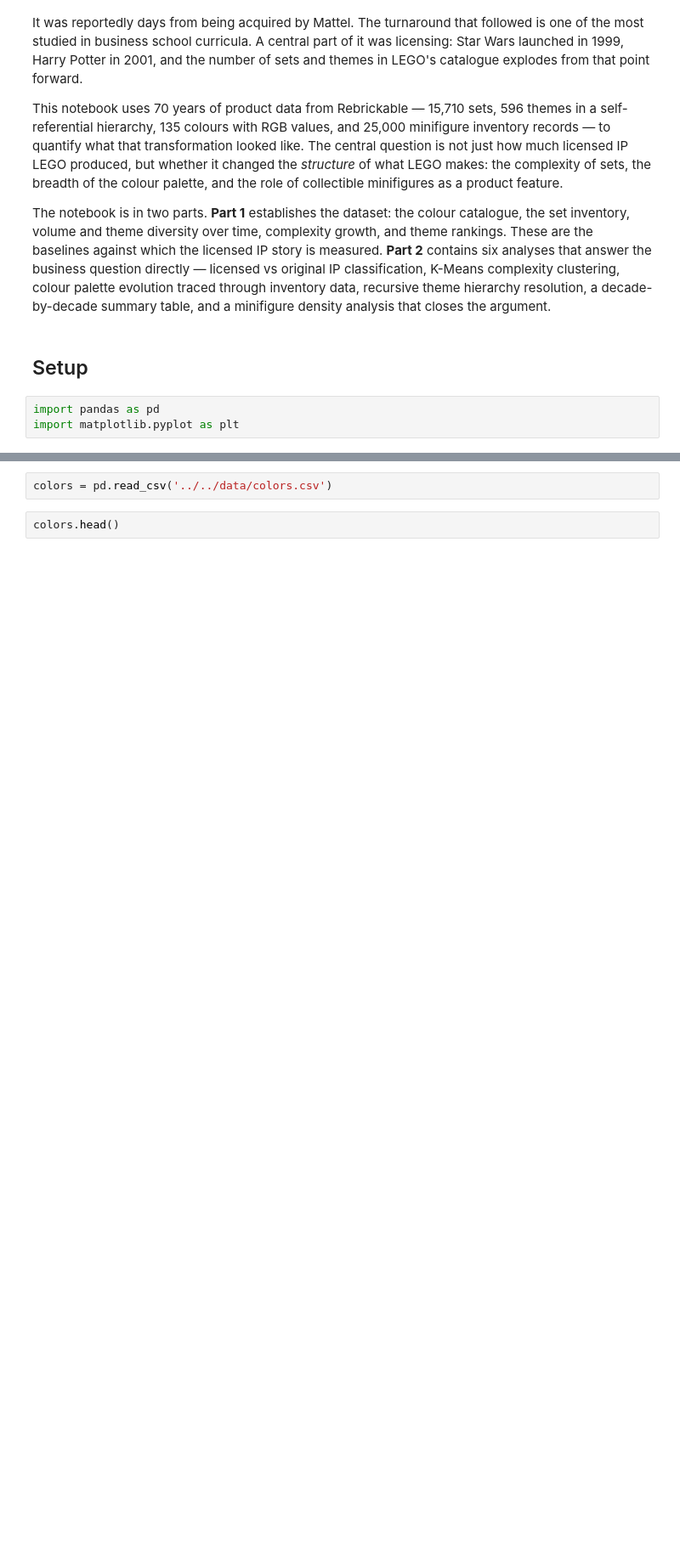
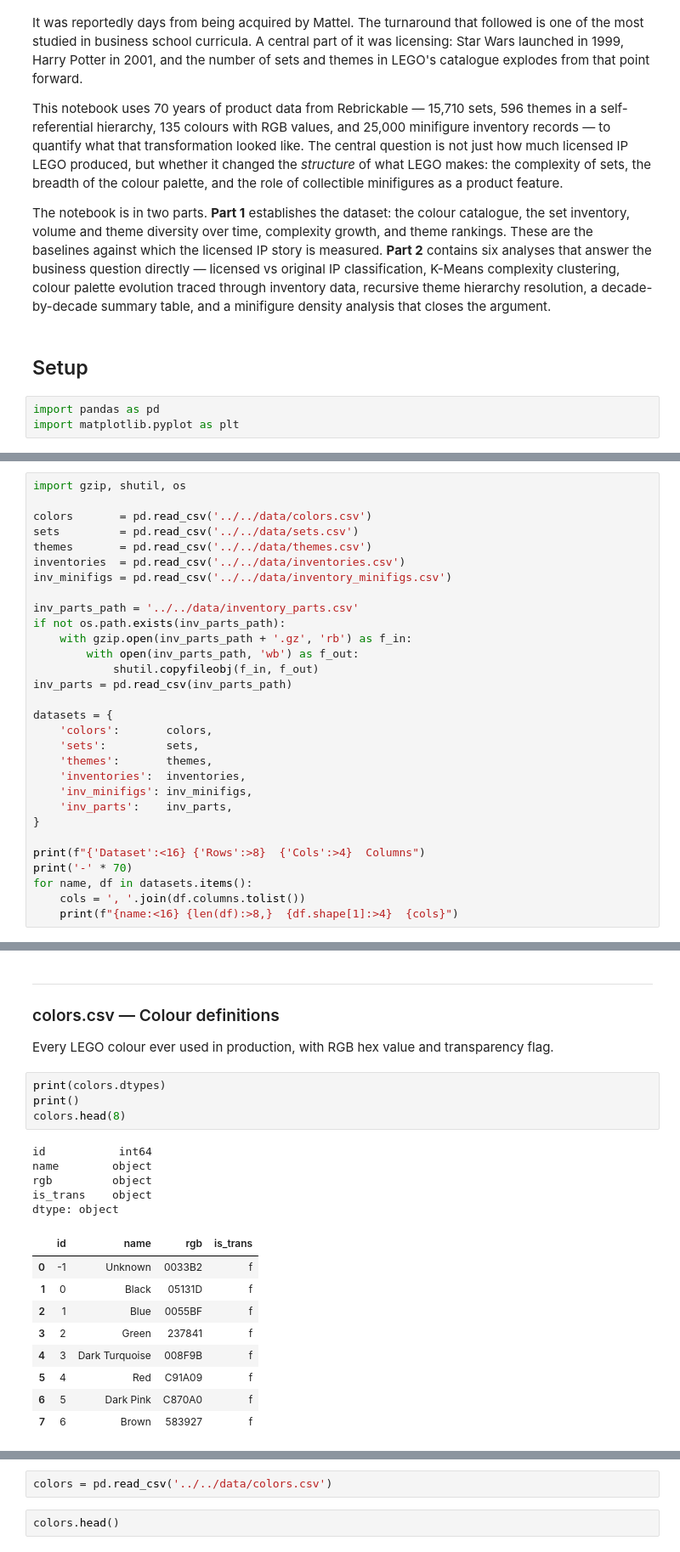
Before and after one commit to xavier-oc-programming/lego-dataset-analysis, a Jupyter notebook: notebooks/analysis/lego_analysis.ipynb, the cells around one changed output, grey strips where cells are left out. Shown at 85% size. Drawn from its saved outputs; the diff is of its cells as text; blank space fills up the shorter version.

```diff
--- a/notebooks/analysis/lego_analysis.ipynb
+++ b/notebooks/analysis/lego_analysis.ipynb
@@ -22,0 +19,30 @@ Transparent colours are not just aesthetic variants of existing bricks. They ser
+# %%
+import gzip, shutil, os
+
+colors       = pd.read_csv('../../data/colors.csv')
+sets         = pd.read_csv('../../data/sets.csv')
+themes       = pd.read_csv('../../data/themes.csv')
+inventories  = pd.read_csv('../../data/inventories.csv')
+inv_minifigs = pd.read_csv('../../data/inventory_minifigs.csv')
+
+inv_parts_path = '../../data/inventory_parts.csv'
+if not os.path.exists(inv_parts_path):
+    with gzip.open(inv_parts_path + '.gz', 'rb') as f_in:
+        with open(inv_parts_path, 'wb') as f_out:
+            shutil.copyfileobj(f_in, f_out)
+inv_parts = pd.read_csv(inv_parts_path)
+
+datasets = {
+    'colors':       colors,
+    'sets':         sets,
+    'themes':       themes,
+    'inventories':  inventories,
+    'inv_minifigs': inv_minifigs,
+    'inv_parts':    inv_parts,
+}
+
+print(f"{'Dataset':<16} {'Rows':>8}  {'Cols':>4}  Columns")
+print('-' * 70)
+for name, df in datasets.items():
+    cols = ', '.join(df.columns.tolist())
+    print(f"{name:<16} {len(df):>8,}  {df.shape[1]:>4}  {cols}")
@@ -22,0 +58,24 @@ Transparent colours are not just aesthetic variants of existing bricks. They ser
+# %% [markdown]
+---
+### colors.csv — Colour definitions
+
+Every LEGO colour ever used in production, with RGB hex value and transparency flag.
+# %%
+print(colors.dtypes)
+print()
+colors.head(8)
+# %% [output]
+id           int64
+name        object
+rgb         object
+is_trans    object
+dtype: object
+|  | id | name | rgb | is_trans |
+| 0 | -1 | Unknown | 0033B2 | f |
+| 1 | 0 | Black | 05131D | f |
+| 2 | 1 | Blue | 0055BF | f |
+| 3 | 2 | Green | 237841 | f |
+| 4 | 3 | Dark Turquoise | 008F9B | f |
+| 5 | 4 | Red | C91A09 | f |
+| 6 | 5 | Dark Pink | C870A0 | f |
+| 7 | 6 | Brown | 583927 | f |
```
Also changed, not shown: parts of 48 cells of this notebook, 5 other files.
